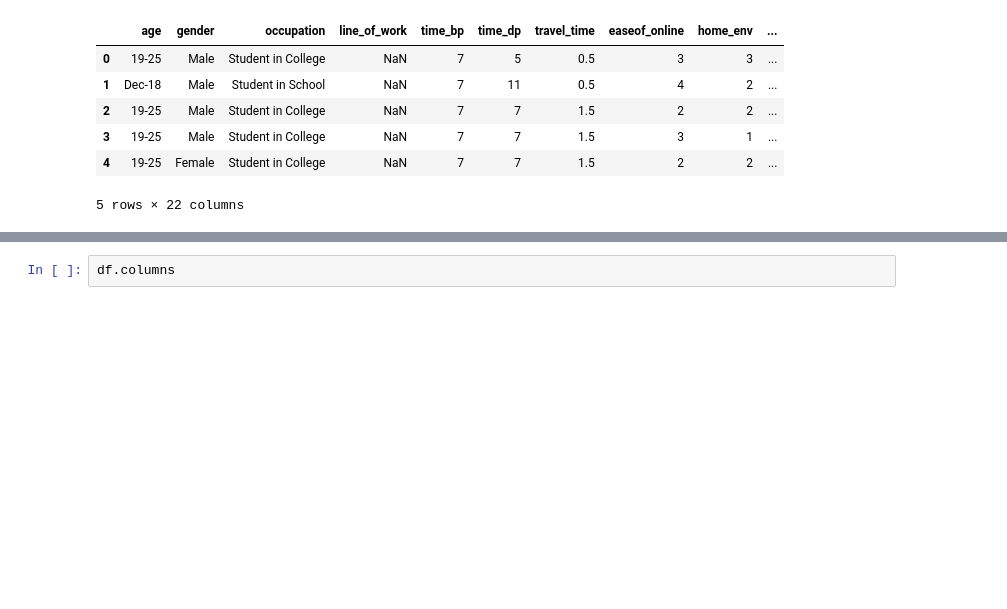
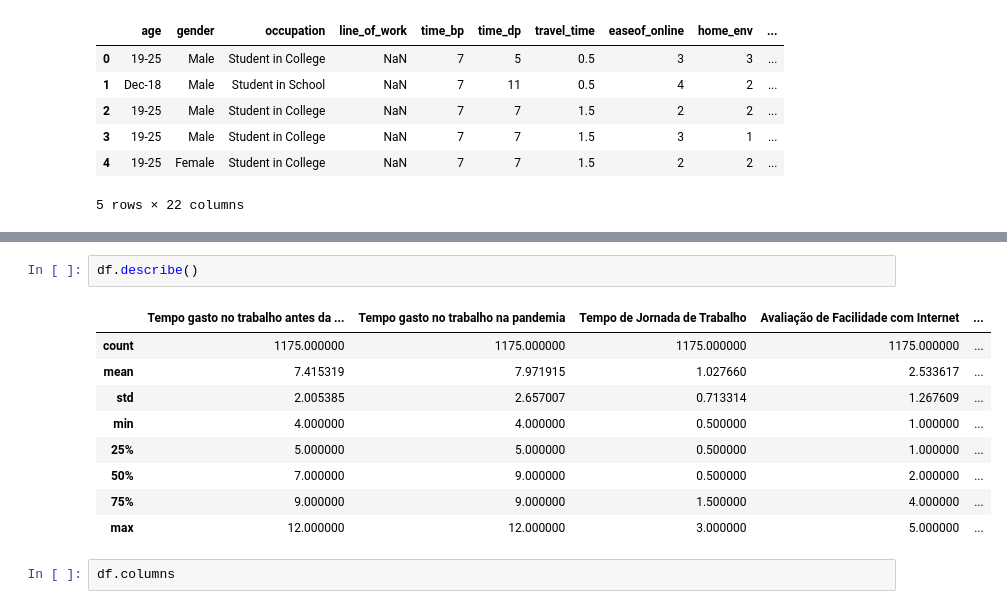
Before and after one commit to akira-gabriel/Covid-Psycological-Effects-of-COVID, a Jupyter notebook: Psycological Effects of COVID.ipynb, the cells around one changed output, grey strips where cells are left out. Cells and saved outputs as stored; diff of their text form; blank space fills up the shorter version.

```diff
--- a/Psycological Effects of COVID.ipynb
+++ b/Psycological Effects of COVID.ipynb
@@ -29,3 +42,15 @@ df.head()
+# %%
+df.describe()
+# %% [output]
+|  | Tempo gasto no trabalho antes da ... | Tempo gasto no trabalho na pandemia | Tempo de Jornada de Trabalho | Avaliação de Facilidade com Internet | ... |
+| count | 1175.000000 | 1175.000000 | 1175.000000 | 1175.000000 | ... |
+| mean | 7.415319 | 7.971915 | 1.027660 | 2.533617 | ... |
+| std | 2.005385 | 2.657007 | 0.713314 | 1.267609 | ... |
+| min | 4.000000 | 4.000000 | 0.500000 | 1.000000 | ... |
+| 25% | 5.000000 | 5.000000 | 0.500000 | 1.000000 | ... |
+| 50% | 7.000000 | 9.000000 | 0.500000 | 2.000000 | ... |
+| 75% | 9.000000 | 9.000000 | 1.500000 | 4.000000 | ... |
+| max | 12.000000 | 12.000000 | 3.000000 | 5.000000 | ... |
 # %%
 df.columns
 # %% [output]
```
Also changed, not shown: parts of 7 cells of this notebook.
